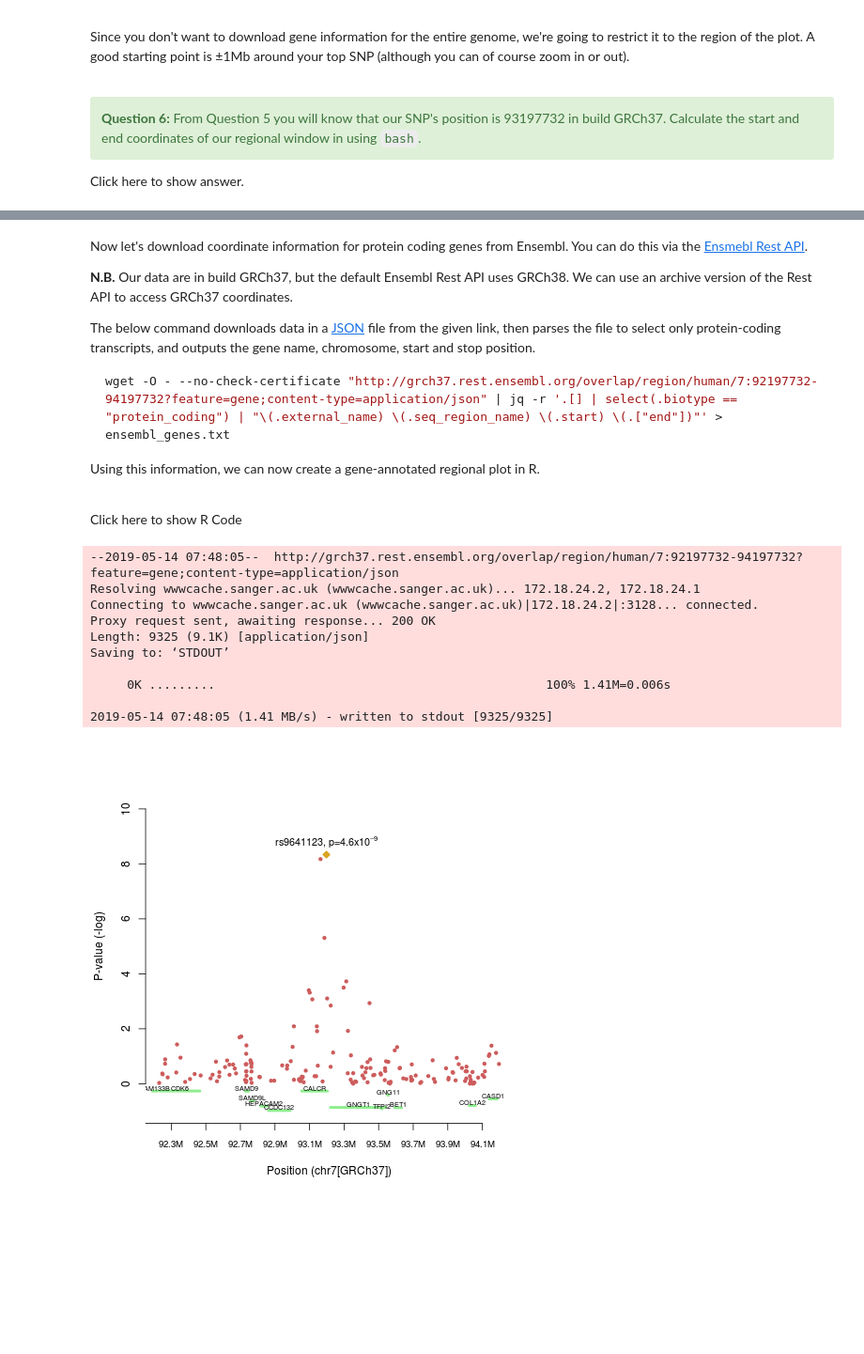
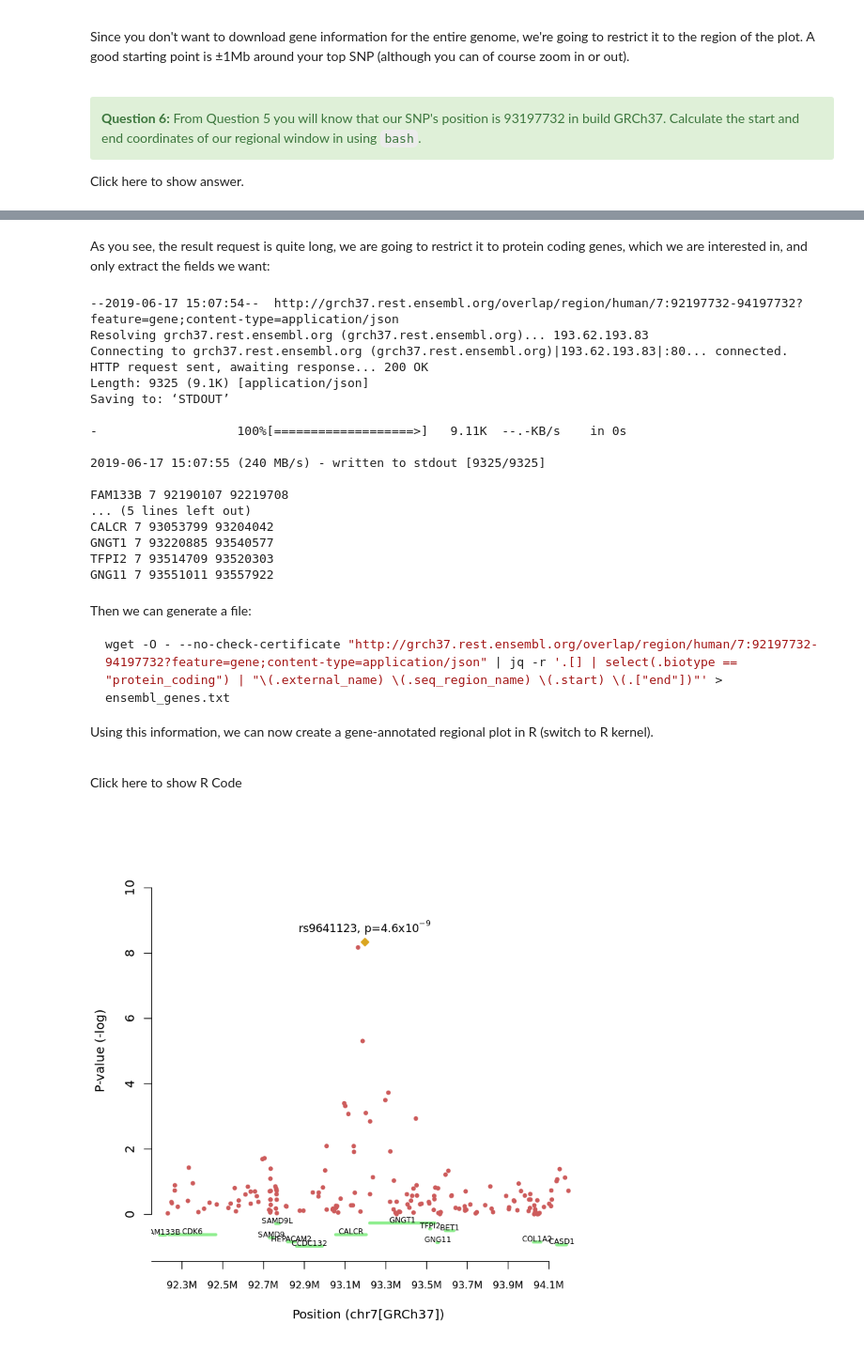
Before and after one commit to hmgu-itg/teaching_binder, a Jupyter notebook: Workshop.ipynb, the cells around one changed output, grey strips where cells are left out. Shown: that part at 94% size. Saved outputs shown, nothing was run; the diff lists cells and outputs as text; code cells hidden in the pictures; blank space fills up the shorter version.

````diff
--- a/Workshop.ipynb
+++ b/Workshop.ipynb
@@ -360,61 +484,65 @@ The end position is 94197732
+# %% [markdown]
+As you see, the result request is quite long, we are going to restrict it to protein coding genes, which we are interested in, and only extract the fields we want:
+# %%
+wget -O - --no-check-certificate "http://grch37.rest.ensembl.org/overlap/region/human/7:92197732-94197732?feature=gene;content-type=application/json" | jq -r '.[] | select(.biotype == "protein_coding") | "\(.external_name) \(.seq_region_name) \(.start) \(.["end"])"' | head
+# %% [output]
+--2019-06-17 15:07:54--  http://grch37.rest.ensembl.org/overlap/region/human/7:92197732-94197732?feature=gene;content-type=application/json
+Resolving grch37.rest.ensembl.org (grch37.rest.ensembl.org)... 193.62.193.83
+Connecting to grch37.rest.ensembl.org (grch37.rest.ensembl.org)|193.62.193.83|:80... connected.
+HTTP request sent, awaiting response... 200 OK
+Length: 9325 (9.1K) [application/json]
+Saving to: ‘STDOUT’
+
+-                   100%[===================>]   9.11K  --.-KB/s    in 0s
+
+2019-06-17 15:07:55 (240 MB/s) - written to stdout [9325/9325]
+
+FAM133B 7 92190107 92219708
+... (5 lines left out)
+CALCR 7 93053799 93204042
+GNGT1 7 93220885 93540577
+TFPI2 7 93514709 93520303
+GNG11 7 93551011 93557922
 # %% [markdown]
-Now let's download coordinate information for protein coding genes from Ensembl. You can do this via the [Ensmebl Rest API](https://rest.ensembl.org/).
-
-**N.B.** Our data are in build GRCh37, but the default Ensembl Rest API uses GRCh38. We can use an archive version of the Rest API to access GRCh37 coordinates.
-
-The below command downloads data in a [JSON]("https://en.wikipedia.org/wiki/JSON") file from the given link, then parses the file to select only protein-coding transcripts, and outputs the gene name, chromosome, start and stop position.
+Then we can generate a file:
 
 ```bash
 wget -O - --no-check-certificate "http://grch37.rest.ensembl.org/overlap/region/human/7:92197732-94197732?feature=gene;content-type=application/json" | jq -r '.[] | select(.biotype == "protein_coding") | "\(.external_name) \(.seq_region_name) \(.start) \(.["end"])"' > ensembl_genes.txt
 ```
 
-Using this information, we can now create a gene-annotated regional plot in R.
+
+Using this information, we can now create a gene-annotated regional plot in R (switch to R kernel).
 
 <br>
 
 <button type="button" class="btn btn-primary" onClick="code_toggle()">Click here to show R Code</button>
-# %%
-%%bash
-wget -O - --no-check-certificate "http://grch37.rest.ensembl.org/overlap/region/human/7:92197732-94197732?feature=gene;content-type=application/json" | jq -r '.[] | select(.biotype == "protein_coding") | "\(.external_name) \(.seq_region_name) \(.start) \(.["end"])"' > ensembl_genes.txt
-# %% [output]
---2019-05-14 07:48:05--  http://grch37.rest.ensembl.org/overlap/region/human/7:92197732-94197732?feature=gene;content-type=application/json
-Resolving wwwcache.sanger.ac.uk (wwwcache.sanger.ac.uk)... 172.18.24.2, 172.18.24.1
-Connecting to wwwcache.sanger.ac.uk (wwwcache.sanger.ac.uk)|172.18.24.2|:3128... connected.
-Proxy request sent, awaiting response... 200 OK
-Length: 9325 (9.1K) [application/json]
-Saving to: ‘STDOUT’
-
-     0K .........                                             100% 1.41M=0.006s
-
-2019-05-14 07:48:05 (1.41 MB/s) - written to stdout [9325/9325]
 # %%
-%%R #ignore this line
-
+library(data.table)
 # Load the data and subset it to our region of itnerest
-d=fread("Step3/cohort1_assoc.qassoc")
+d=fread("data/Step3/cohort1_assoc.qassoc")
 d=d[CHR==7 & BP<(d[SNP=="rs9641123",]$BP+1000000) & BP>(d[SNP=="rs9641123",]$BP-1000000)]
 
 # read in the gene positions and create y-coordinates for them to be plotted under the association signals
 # (this will make sense once you look at the plot...)
 g=fread("ensembl_genes.txt")
 gpos=runif(nrow(g), min=-0.99, max=-0.25)
 
 # Create the plot
 plot(x=d$BP, y=-log(d$P, base=10), ylim=c(-1,10), pch=20, col="indianred", axes=F, xlab="", ylab="")
 
 # Add axes and labels
 axis(2, at=seq(0, 10, by=2), labels=seq(0, 10, by=2))
 mtext("P-value (-log)", side=2, at=5, line=3)
 axis(side=1, at=seq(92.1, 94.1, by=0.2)*1000000, labels=paste0(seq(92.1, 94.1, by=0.2), "M"),cex.axis=0.8)
 mtext("Position (chr7[GRCh37])", side=1, line=3)
 
 # Highlight the top SNP
 points(x=d[SNP=="rs9641123",]$BP, y=-log(d[SNP=="rs9641123"]$P, base=10), col="goldenrod", pch=23, bg="goldenrod", lwd=2)
 text(x=93197732, y=-log(4.596e-09, base=10), labels=bquote("rs9641123, p=4.6x10"^-09), pos=3, cex=0.9)
 
 # Plot genes as segments below the association signals
 segments(y0=gpos, x0=g$V3, x1=g$V4, lwd=4, col="lightgreen")
 text(x=(g$V3+g$V4)/2,y=gpos+0.1,labels=g$V1, cex=0.6)
 # %% [output]
-[figure, old version]
+[figure, new version]
 # %% [markdown]
````
Also changed, not shown: parts of 31 cells of this notebook.
